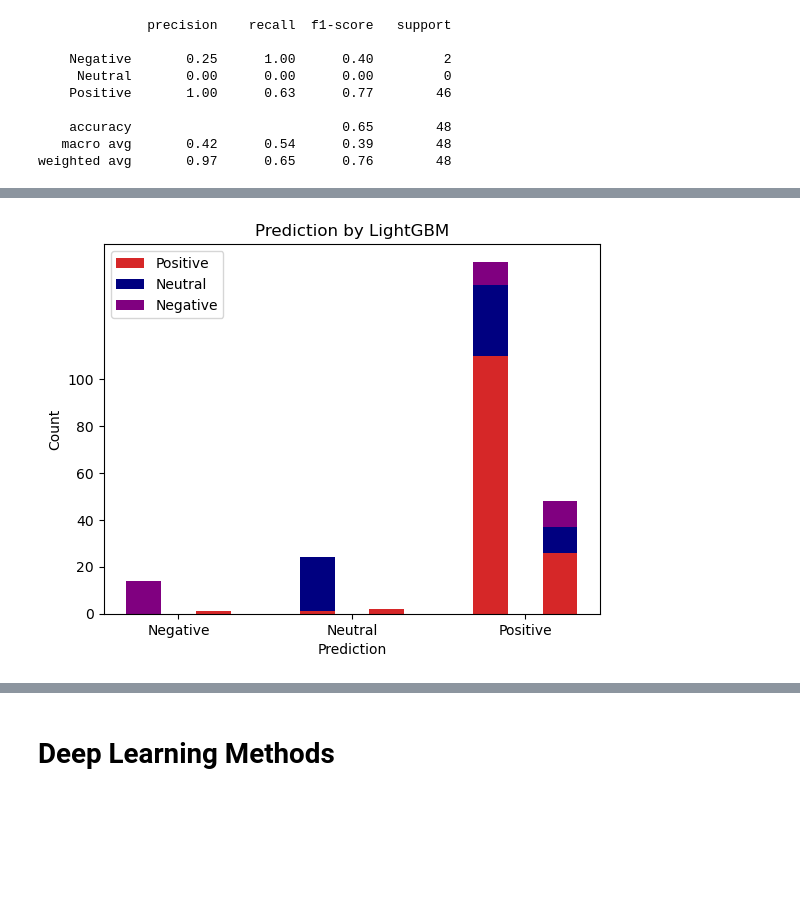
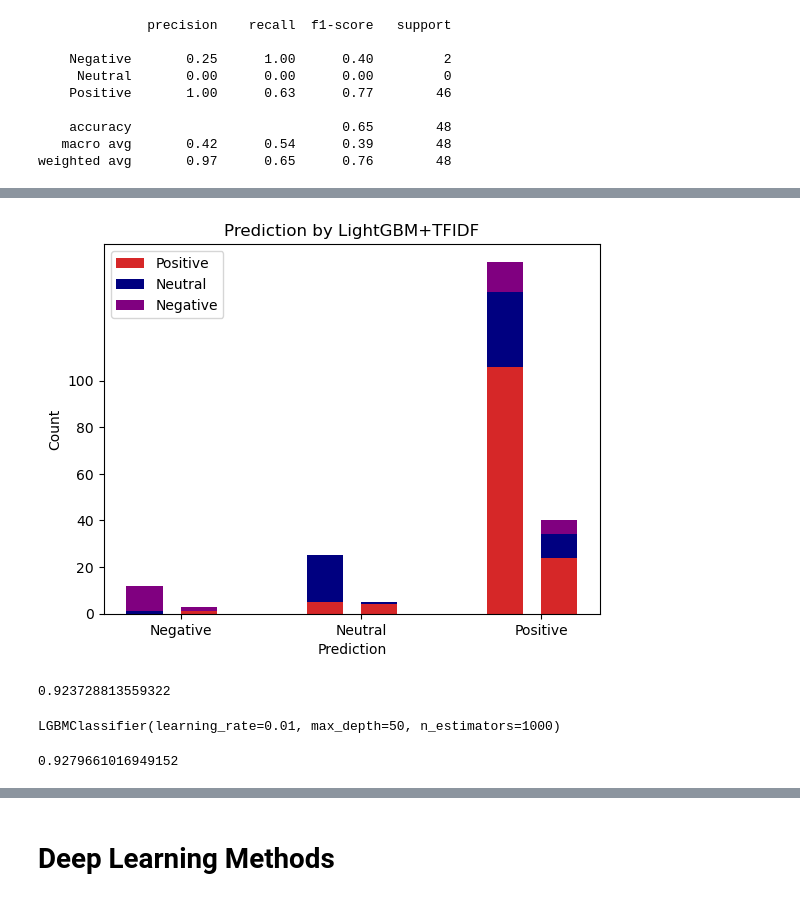
Before and after one commit to yuxueqi/sentiment_analysis, a Jupyter notebook: sentiment_analysis.ipynb, the cells around one changed output, grey strips where cells are left out. Saved outputs shown, nothing was run; the diff lists cells and outputs as text; code cells hidden in the pictures; blank space fills up the shorter version.

```diff
--- a/sentiment_analysis.ipynb
+++ b/sentiment_analysis.ipynb
@@ -451,7 +436,7 @@ def plot_prediction_test_train_bar(column,index_train,index_test,method):
     confusion_mat_test = confusion_matrix(df['label'][index_test],df[column][index_test])
 
     ind_train = [0,5,10]
-    ind_test = [2,7,12]
+    ind_test = [1.5,6.5,11.5]
     # the x locations for the groups
     width = 1       # the width of the bars: can also be len(x) sequence
 
@@ -461,7 +446,7 @@ def plot_prediction_test_train_bar(column,index_train,index_test,method):
 
     p4 = plt.bar(ind_test, confusion_mat_test[2,:],width, color='#d62728')
     p5 = plt.bar(ind_test, confusion_mat_test[1,:], width,bottom = confusion_mat_test[2,:],color='navy')
-    p6 = plt.bar(ind_test, confusion_mat_test[1,:], width,bottom = confusion_mat_test[2,:]+confusion_mat_test[1,:],color='purple')
+    p6 = plt.bar(ind_test, confusion_mat_test[0,:], width,bottom = confusion_mat_test[2,:]+confusion_mat_test[1,:],color='purple')
 
     plt.xlabel('Prediction')
     plt.ylabel('Count')
@@ -574,4 +628,13 @@ weighted avg       0.81      0.56      0.66        48
 # %%
-plot_prediction_test_train_bar('Predicted_lgb',X_train.index,X_test.index,'LightGBM')
+plot_prediction_test_train_bar('Predicted_lgb',X_train.index,X_test.index,'LightGBM+TFIDF')
 # %% [output]
-[figure, old version]
+[figure, new version]
+# %%
+accuracy_score(df['label'],df['Predicted_lgb'])
+# %% [output]
+0.923728813559322
+# %%
+lgb_model_w2v = lgb.LGBMClassifier(max_depth=50,n_estimators=1000,learning_rate=0.01)
+lgb_model_w2v.fit(train_w2v,y_train)
+# %% [output]
+LGBMClassifier(learning_rate=0.01, max_depth=50, n_estimators=1000)
@@ -577,0 +644,4 @@ plot_prediction_test_train_bar('Predicted_lgb',X_train.index,X_test.index,'Light
+# %%
+accuracy_score(df['label'],df['Predicted_lgb_w2v'])
+# %% [output]
+0.9279661016949152
```
Also changed, not shown: parts of 39 cells of this notebook, 1 other file.
